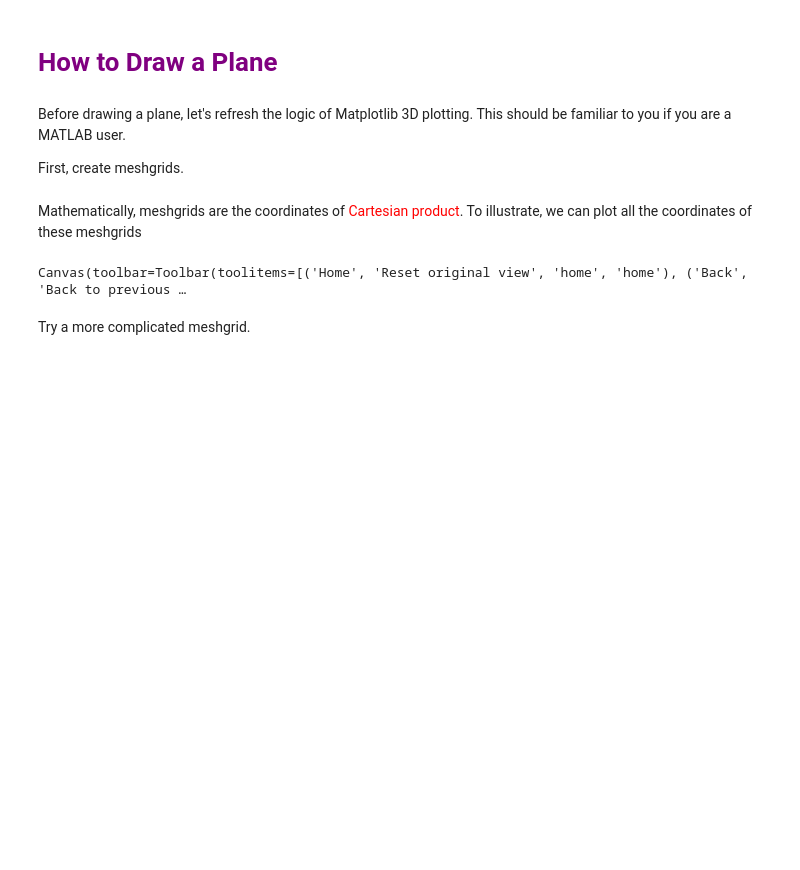
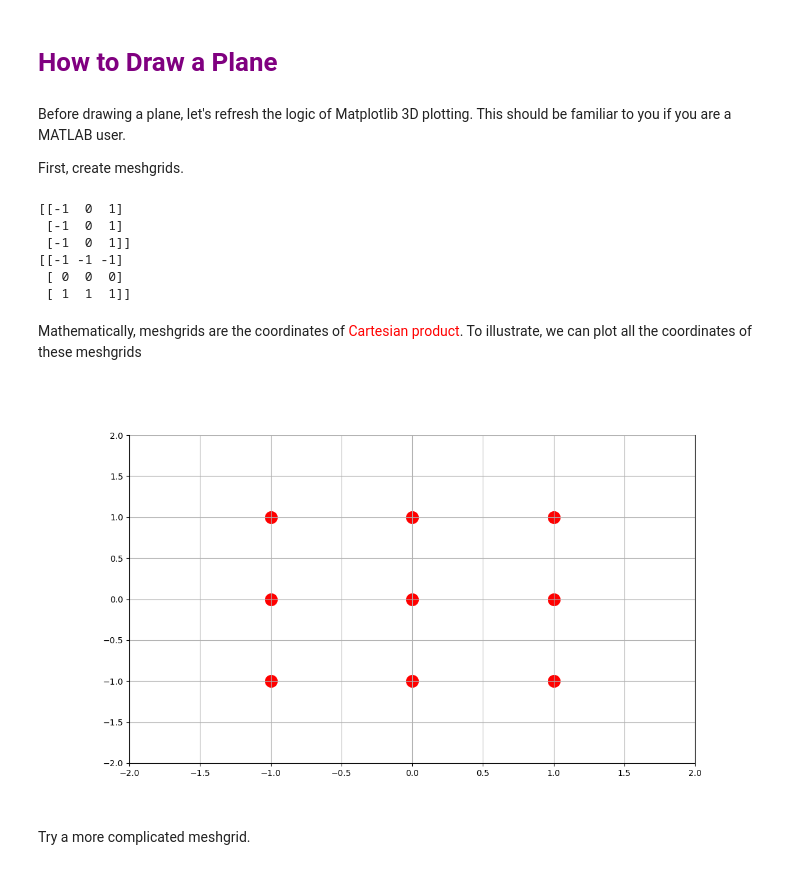
Before and after one commit to tianmaoyu/Linear-Algebra-With-Python, a Jupyter notebook: Chapter 1 - Linear Equation System.ipynb, the cells around one changed output. Drawn from its saved outputs; the diff is of its cells as text; code cells hidden in the pictures; blank space fills up the shorter version.

```diff
--- a/Chapter 1 - Linear Equation System.ipynb
+++ b/Chapter 1 - Linear Equation System.ipynb
@@ -97,22 +65,35 @@ Before drawing a plane, let's refresh the logic of Matplotlib 3D plotting. This
 
 First, create meshgrids.
 # %%
-x, y = [-1, 0, 1], [-1, 0, 1]
+# 任意一个x 都有 三个y 值对应，所以一共 9个点
+x, y = [-1, 0, 1], [-1,0, 1]
 X, Y = np.meshgrid(x, y)
+print(X)
+
+print(Y)
+# %% [output]
+[[-1  0  1]
+ [-1  0  1]
+ [-1  0  1]]
+[[-1 -1 -1]
+ [ 0  0  0]
+ [ 1  1  1]]
 # %% [markdown]
 Mathematically, meshgrids are the coordinates of <font face="gotham" color="red">Cartesian product</font>. To illustrate, we can plot all the coordinates of these meshgrids
 # %%
 fig, ax = plt.subplots(figsize = (12, 7))
+#一组，散点图
 ax.scatter(X, Y, s = 200, color = 'red')
-ax.axis([-2, 3.01, -2.01, 2])
-ax.spines['left'].set_position('zero') # alternative position is 'center'
-ax.spines['right'].set_color('none')
-ax.spines['bottom'].set_position('zero')
+#设置x,y 坐标轴的范围
+ax.axis([-2, 2, -2, 2])
+# ax.spines['left'].set_position('zero') # alternative position is 'center'
+# ax.spines['right'].set_color('none')
+# ax.spines['bottom'].set_position('zero')
 ax.spines['top'].set_color('none')
 ax.grid()
 plt.show()
 # %% [output]
-Canvas(toolbar=Toolbar(toolitems=[('Home', 'Reset original view', 'home', 'home'), ('Back', 'Back to previous …
+[figure, added]
 # %% [markdown]
 Try a more complicated meshgrid.
 # %%
```
Also changed, not shown: parts of 31 cells of this notebook, 2 other files.
